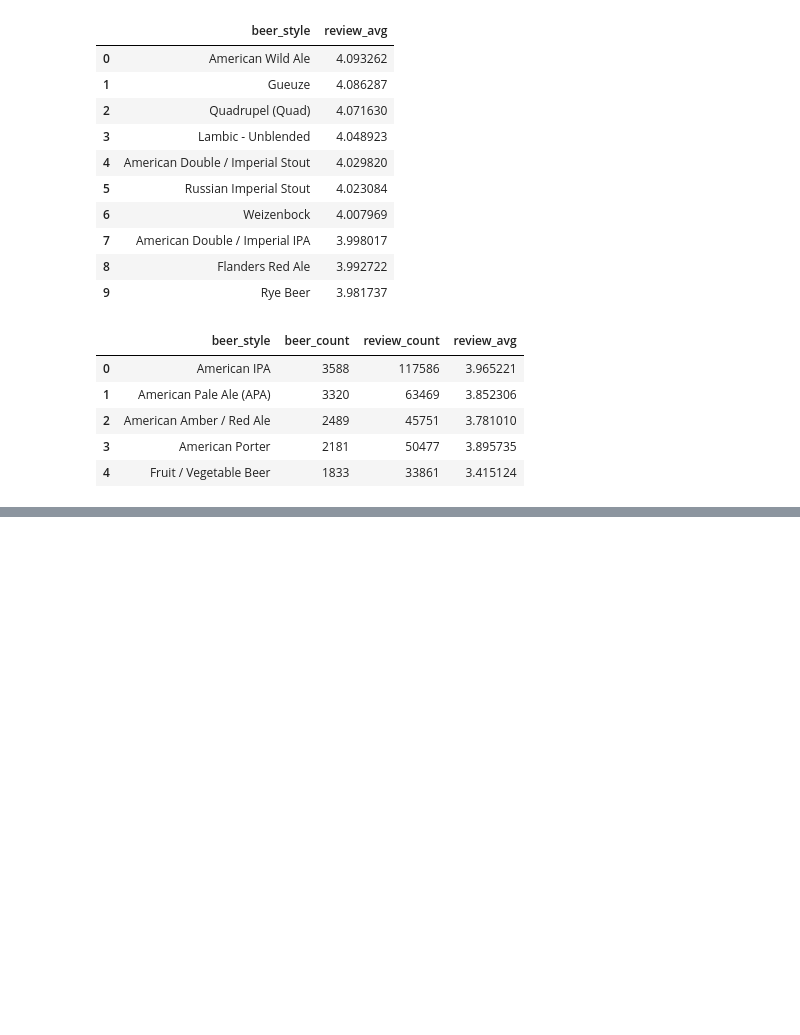
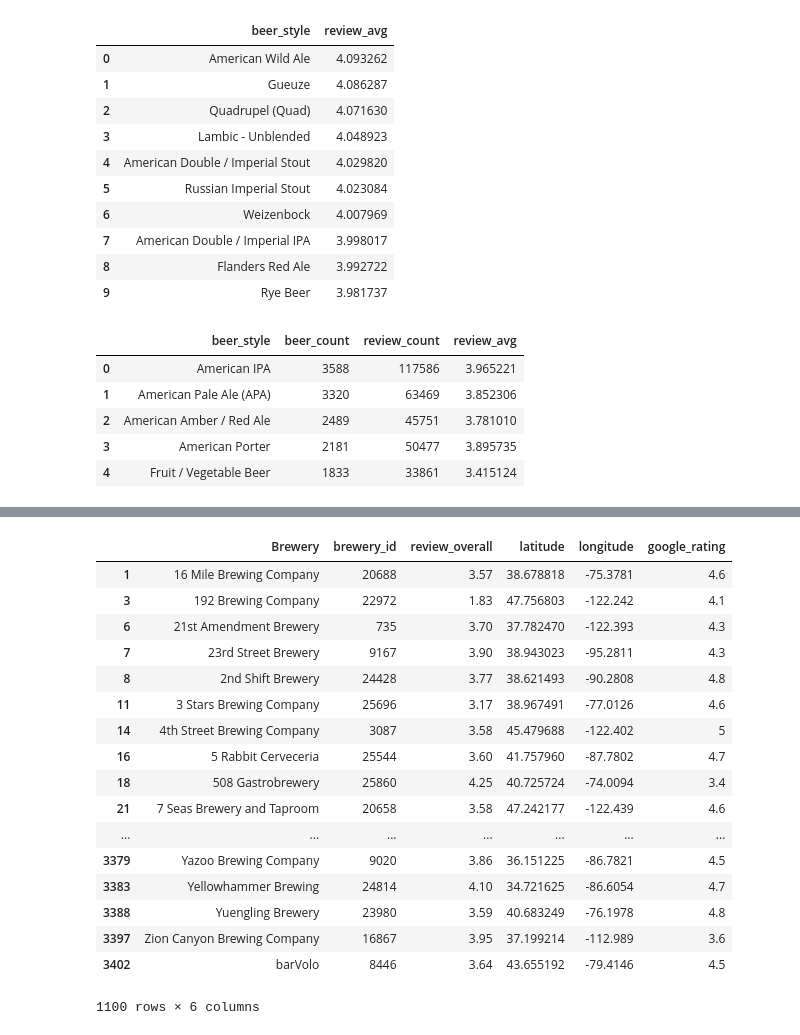
Before and after one commit to kreitlerj/Beer-Data-Project, a Jupyter notebook: Beer_Data_Cleaning.ipynb, the cells around one changed output, grey strips where cells are left out. Drawn from its saved outputs; the diff is of its cells as text; code cells hidden in the pictures; blank space fills up the shorter version.

```diff
--- a/Beer_Data_Cleaning.ipynb
+++ b/Beer_Data_Cleaning.ipynb
@@ -294,0 +394,28 @@ brewery_avg_rating_df.head()
+# %%
+#Remove all breweries that are not in the US by lat and lon
+us_brewery_df = clean_brew_df.loc[(clean_brew_df['latitude'] <= 49.3457868) &
+                            (clean_brew_df['latitude'] >= 24.7433195) &
+                            (clean_brew_df['longitude'] <= -66.9513812) &
+                            (clean_brew_df['longitude'] >= -124.7844079), :]
+
+#Preview the dataframe
+us_brewery_df
+# %% [output]
+|  | Brewery | brewery_id | review_overall | latitude | longitude | google_rating |
+| 1 | 16 Mile Brewing Company | 20688 | 3.57 | 38.678818 | -75.3781 | 4.6 |
+| 3 | 192 Brewing Company | 22972 | 1.83 | 47.756803 | -122.242 | 4.1 |
+| 6 | 21st Amendment Brewery | 735 | 3.70 | 37.782470 | -122.393 | 4.3 |
+| 7 | 23rd Street Brewery | 9167 | 3.90 | 38.943023 | -95.2811 | 4.3 |
+| 8 | 2nd Shift Brewery | 24428 | 3.77 | 38.621493 | -90.2808 | 4.8 |
+| 11 | 3 Stars Brewing Company | 25696 | 3.17 | 38.967491 | -77.0126 | 4.6 |
+| 14 | 4th Street Brewing Company | 3087 | 3.58 | 45.479688 | -122.402 | 5 |
+| 16 | 5 Rabbit Cerveceria | 25544 | 3.60 | 41.757960 | -87.7802 | 4.7 |
+| 18 | 508 Gastrobrewery | 25860 | 4.25 | 40.725724 | -74.0094 | 3.4 |
+| 21 | 7 Seas Brewery and Taproom | 20658 | 3.58 | 47.242177 | -122.439 | 4.6 |
+| ... | ... | ... | ... | ... | ... | ... |
+| 3379 | Yazoo Brewing Company | 9020 | 3.86 | 36.151225 | -86.7821 | 4.5 |
+| 3383 | Yellowhammer Brewing | 24814 | 4.10 | 34.721625 | -86.6054 | 4.7 |
+| 3388 | Yuengling Brewery | 23980 | 3.59 | 40.683249 | -76.1978 | 4.8 |
+| 3397 | Zion Canyon Brewing Company | 16867 | 3.95 | 37.199214 | -112.989 | 3.6 |
+| 3402 | barVolo | 8446 | 3.64 | 43.655192 | -79.4146 | 4.5 |
+1100 rows × 6 columns
```
Also changed, not shown: parts of 10 cells of this notebook, 3 other files.
